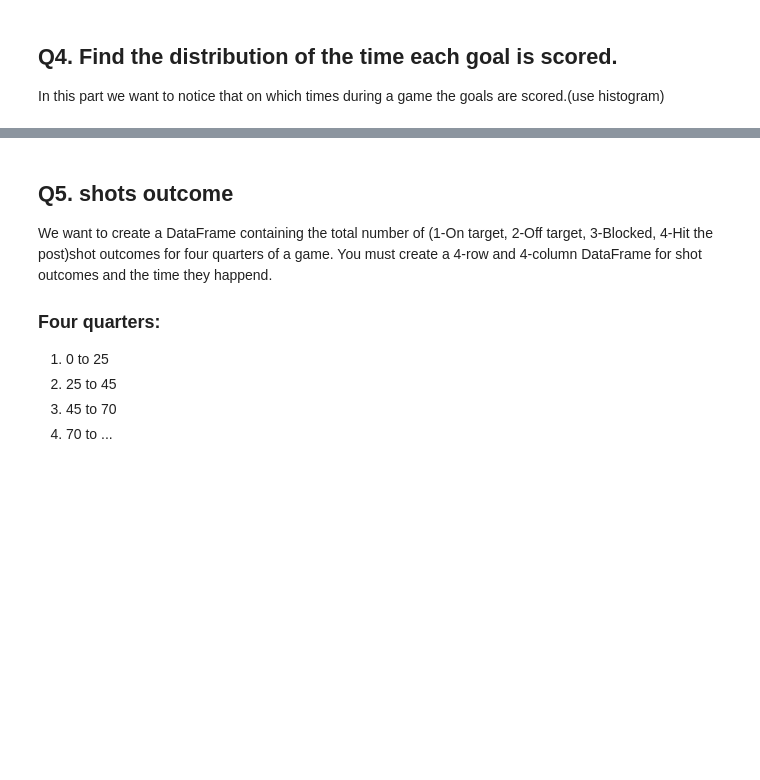
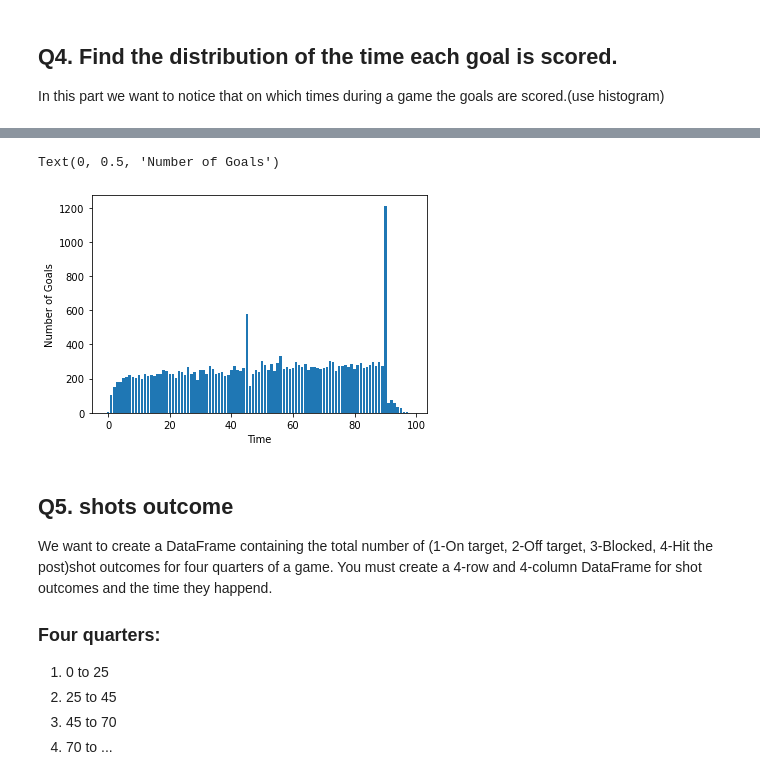
Before and after one commit to IHesamI/AI_Practice, a Jupyter notebook: Football_events.ipynb, the cells around one changed output, grey strips where cells are left out. Drawn from its saved outputs; the diff is of its cells as text; code cells hidden in the pictures; blank space fills up the shorter version.

```diff
--- a/Football_events.ipynb
+++ b/Football_events.ipynb
@@ -136,3 +152,11 @@ In this part we want to notice that on which times during a game the goals are s
+# %%
+plt.figure()
+plt.bar(x=time_of_goal.index,height=time_of_goal.values)
+plt.xlabel('Time')
+plt.ylabel('Number of Goals')
+# %% [output]
+Text(0, 0.5, 'Number of Goals')
+[figure, added]
 # %% [markdown]
 ## Q5. shots outcome
  We want to create a DataFrame containing the total number of (1-On target, 2-Off target, 3-Blocked, 4-Hit the post)shot outcomes for four quarters of a game. You must create a 4-row and 4-column DataFrame for shot outcomes and the time they happend.<br>
```
Also changed, not shown: parts of 6 cells of this notebook.
